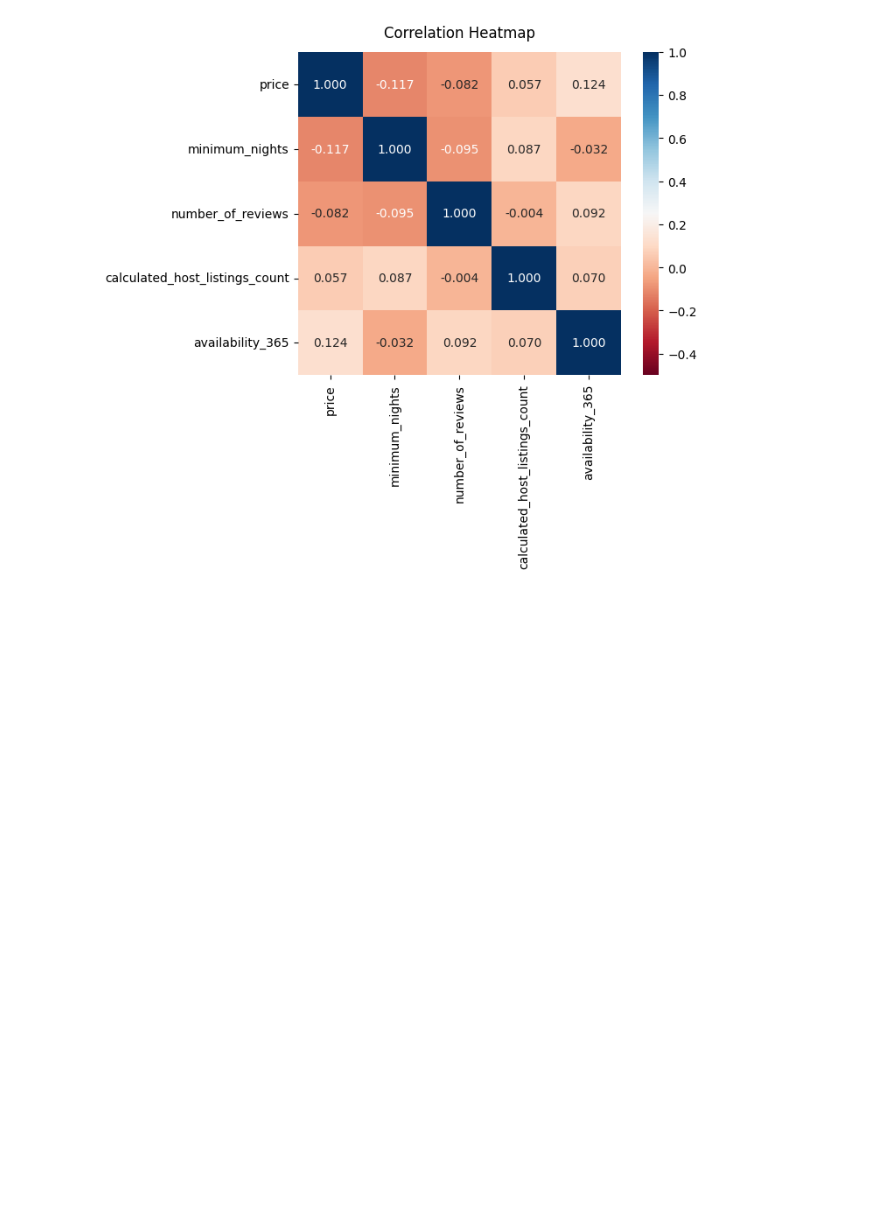
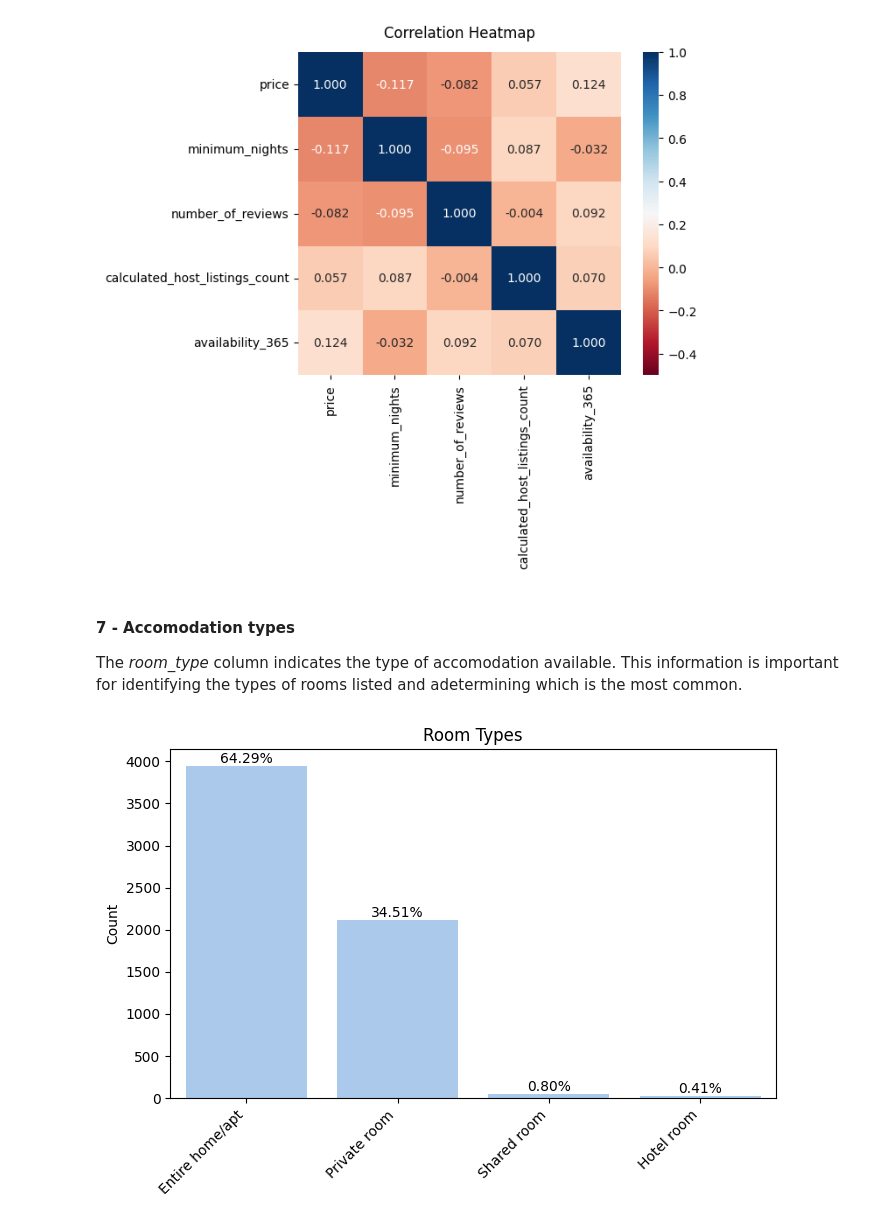
Before and after one commit to hugomaestri/data_science, a Jupyter notebook: 0-Airbnb_data_analysis.ipynb, the cells around one changed output. Cells and saved outputs as stored; diff of their text form; code cells hidden in the pictures; blank space fills up the shorter version.

Commit message:
Added some plots and some more analysis

```diff
--- a/0-Airbnb_data_analysis.ipynb
+++ b/0-Airbnb_data_analysis.ipynb
@@ -241,3 +241,30 @@ heatmap.set_title('Correlation Heatmap', fontdict={'fontsize':12}, pad=12)
 # %% [output]
 Text(0.5, 1.0, 'Correlation Heatmap')
 [figure]
+# %% [markdown]
+#### 7 - Accomodation types
+The *room_type* column indicates the type of accomodation available. This information is important for identifying the types of rooms listed and adetermining which is the most common.
+# %%
+# Calculate room types counts and percentage
+room_types_counts = df_clean["room_type"].value_counts()
+room_types_pct = room_types_counts / df_clean.shape[0] * 100
+
+# bar graph preparation
+fig, ax = plt.subplots(figsize=(7,5))
+sns.set_color_codes("pastel")
+
+# Create the bar plot with percentage labels
+bars = sns.barplot(x=room_types_counts.index, y=room_types_counts, color='b')
+ax.bar_label(bars.containers[0], labels=room_types_pct.apply("{:.02f}%".format), label_type="edge")
+
+# Plot customization
+plt.xticks(rotation=45, ha="right")
+bars.set_title("Room Types")
+bars.set_xlabel("")
+bars.set_ylabel("Count")
+
+
+plt.tight_layout()  # Adjust spacing to avoid clipping of labels
+plt.show()
+# %% [output]
+[figure, added]
```
Also changed, not shown: parts of 2 cells of this notebook.
